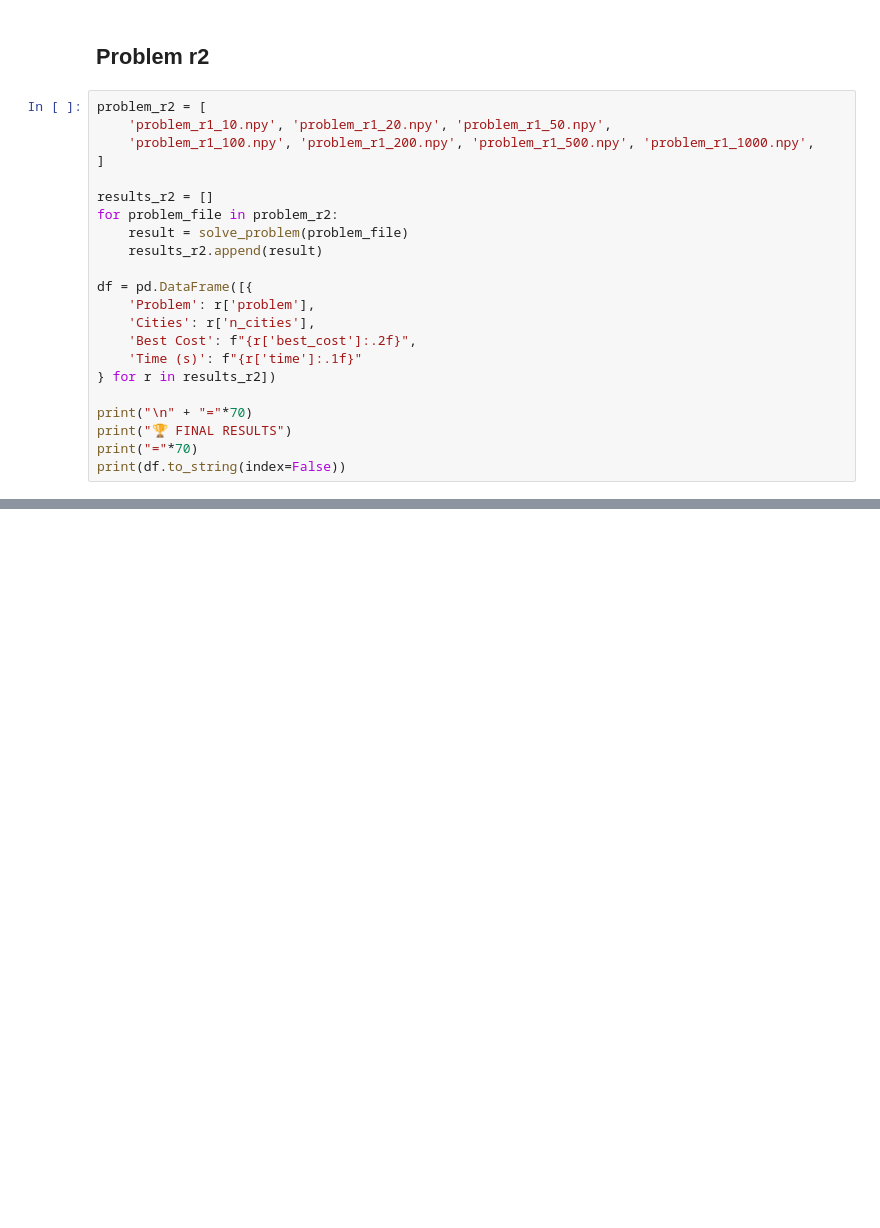
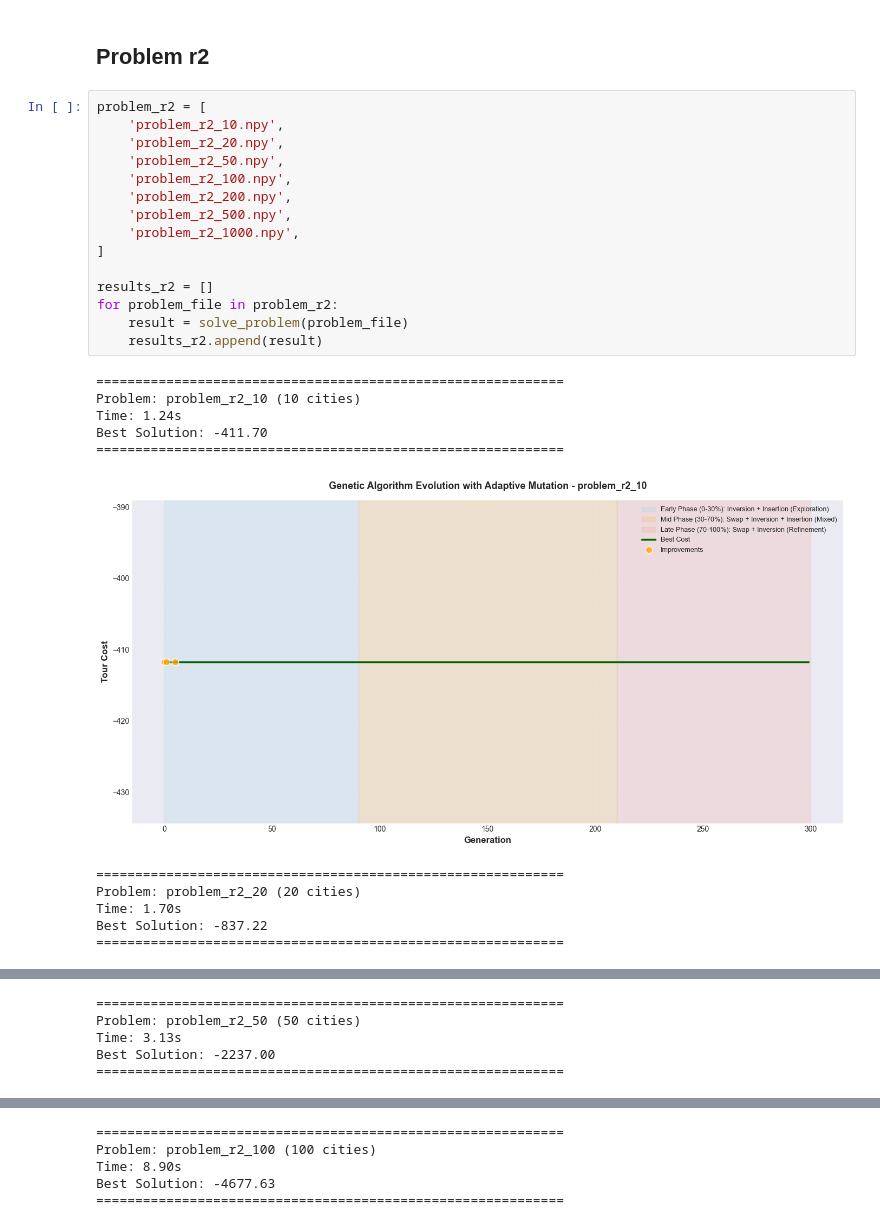
Before and after one commit to Ser4ld/CI2025_lab2, a Jupyter notebook: tsp.ipynb, the cells around one changed output, grey strips where cells are left out. Drawn from its saved outputs; the diff is of its cells as text; blank space fills up the shorter version.

```diff
--- a/tsp.ipynb
+++ b/tsp.ipynb
@@ -377,23 +526,28 @@ print(df.to_string(index=False))
 ## Problem r2
 # %%
 problem_r2 = [
-    'problem_r1_10.npy', 'problem_r1_20.npy', 'problem_r1_50.npy',
-    'problem_r1_100.npy', 'problem_r1_200.npy', 'problem_r1_500.npy', 'problem_r1_1000.npy',
+    'problem_r2_10.npy',
+    'problem_r2_20.npy',
+    'problem_r2_50.npy',
+    'problem_r2_100.npy',
+    'problem_r2_200.npy',
+    'problem_r2_500.npy',
+    'problem_r2_1000.npy',
 ]
 
 results_r2 = []
 for problem_file in problem_r2:
     result = solve_problem(problem_file)
     results_r2.append(result)
-
-df = pd.DataFrame([{
-    'Problem': r['problem'],
-    'Cities': r['n_cities'],
-    'Best Cost': f"{r['best_cost']:.2f}",
-    'Time (s)': f"{r['time']:.1f}"
-} for r in results_r2])
-
-print("\n" + "="*70)
-print("🏆 FINAL RESULTS")
-print("="*70)
-print(df.to_string(index=False))
+# %% [output]
+============================================================
+Problem: problem_r2_10 (10 cities)
+Time: 1.24s
+Best Solution: -411.70
+============================================================
+[figure, added]
+============================================================
+Problem: problem_r2_20 (20 cities)
+Time: 1.70s
+Best Solution: -837.22
+============================================================
@@ -399,0 +555,5 @@ print(df.to_string(index=False))
+============================================================
+Problem: problem_r2_50 (50 cities)
+Time: 3.13s
+Best Solution: -2237.00
+============================================================
@@ -399,0 +561,5 @@ print(df.to_string(index=False))
+============================================================
+Problem: problem_r2_100 (100 cities)
+Time: 8.90s
+Best Solution: -4677.63
+============================================================
```
Also changed, not shown: parts of 14 cells of this notebook, 2 other files.
